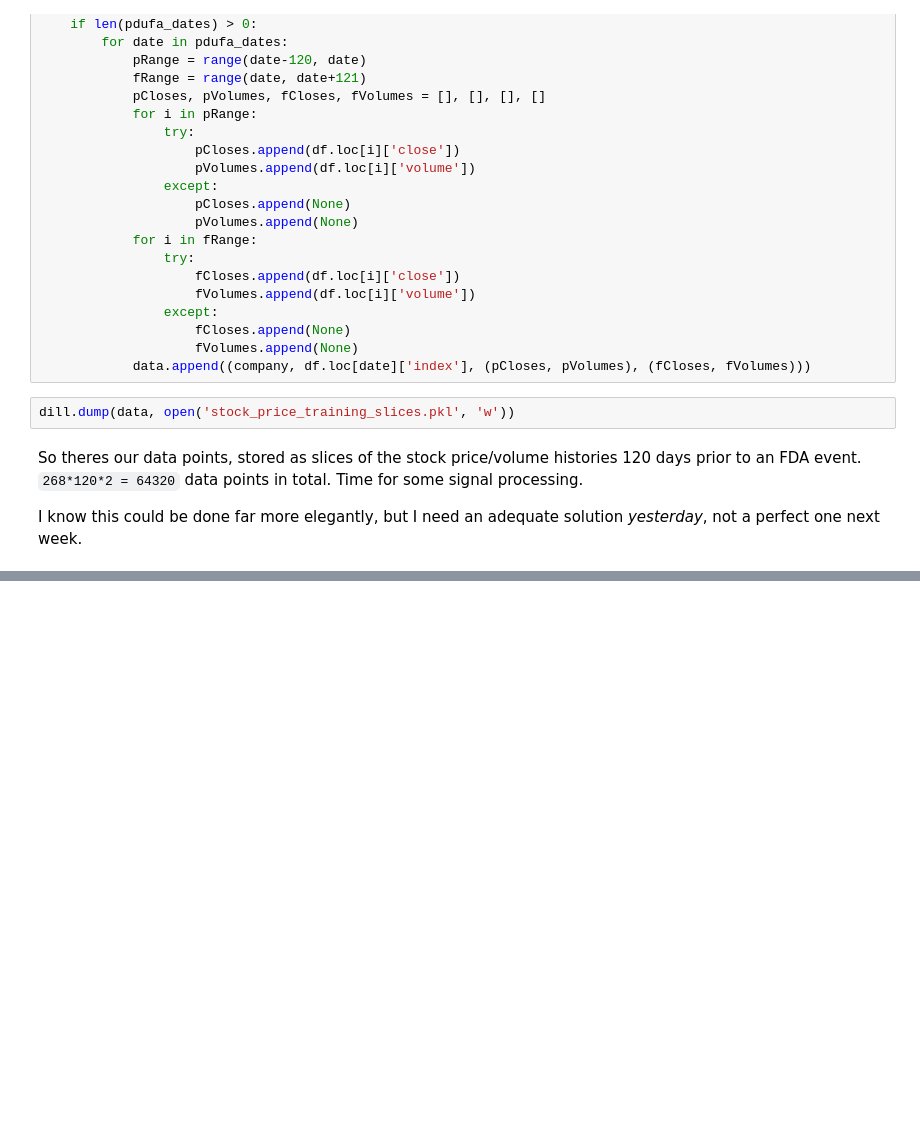
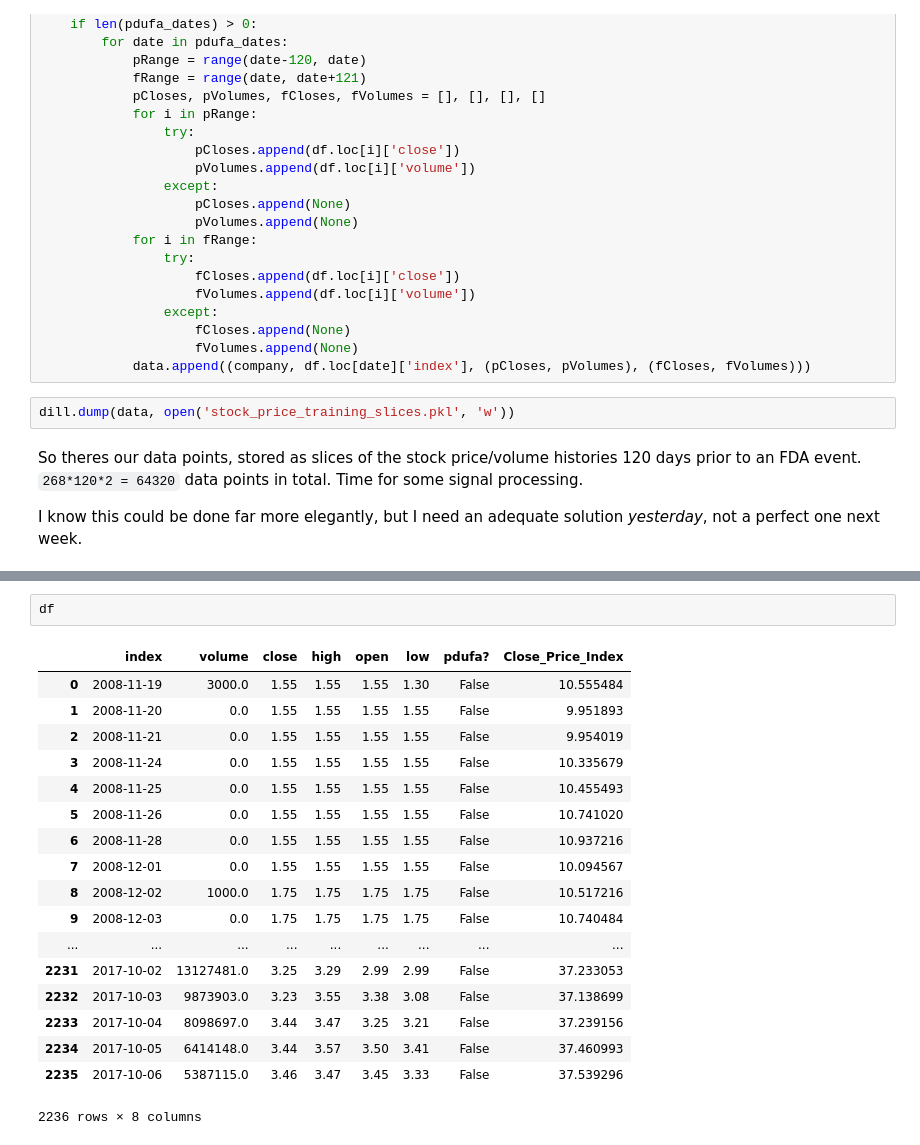
Before and after one commit to BenDavidAaron/FDA-Decision-Stock-Predictor, a Jupyter notebook: slicingTrainingDataFromWholeSet.ipynb, the cells around one changed output, grey strips where cells are left out. Saved outputs shown, nothing was run; the diff lists cells and outputs as text; blank space fills up the shorter version.

Commit message:
built avg price index, normalized training prices

```diff
--- a/slicingTrainingDataFromWholeSet.ipynb
+++ b/slicingTrainingDataFromWholeSet.ipynb
@@ -92,0 +144,21 @@ I know this could be done far more elegantly, but I need an adequate solution _y
+# %%
+df
+# %% [output]
+|  | index | volume | close | high | open | low | pdufa? | Close_Price_Index |
+| 0 | 2008-11-19 | 3000.0 | 1.55 | 1.55 | 1.55 | 1.30 | False | 10.555484 |
+| 1 | 2008-11-20 | 0.0 | 1.55 | 1.55 | 1.55 | 1.55 | False | 9.951893 |
+| 2 | 2008-11-21 | 0.0 | 1.55 | 1.55 | 1.55 | 1.55 | False | 9.954019 |
+| 3 | 2008-11-24 | 0.0 | 1.55 | 1.55 | 1.55 | 1.55 | False | 10.335679 |
+| 4 | 2008-11-25 | 0.0 | 1.55 | 1.55 | 1.55 | 1.55 | False | 10.455493 |
+| 5 | 2008-11-26 | 0.0 | 1.55 | 1.55 | 1.55 | 1.55 | False | 10.741020 |
+| 6 | 2008-11-28 | 0.0 | 1.55 | 1.55 | 1.55 | 1.55 | False | 10.937216 |
+| 7 | 2008-12-01 | 0.0 | 1.55 | 1.55 | 1.55 | 1.55 | False | 10.094567 |
+| 8 | 2008-12-02 | 1000.0 | 1.75 | 1.75 | 1.75 | 1.75 | False | 10.517216 |
+| 9 | 2008-12-03 | 0.0 | 1.75 | 1.75 | 1.75 | 1.75 | False | 10.740484 |
+| ... | ... | ... | ... | ... | ... | ... | ... | ... |
+| 2231 | 2017-10-02 | 13127481.0 | 3.25 | 3.29 | 2.99 | 2.99 | False | 37.233053 |
+| 2232 | 2017-10-03 | 9873903.0 | 3.23 | 3.55 | 3.38 | 3.08 | False | 37.138699 |
+| 2233 | 2017-10-04 | 8098697.0 | 3.44 | 3.47 | 3.25 | 3.21 | False | 37.239156 |
+| 2234 | 2017-10-05 | 6414148.0 | 3.44 | 3.57 | 3.50 | 3.41 | False | 37.460993 |
+| 2235 | 2017-10-06 | 5387115.0 | 3.46 | 3.47 | 3.45 | 3.33 | False | 37.539296 |
+2236 rows × 8 columns
```
Also changed, not shown: parts of 8 cells of this notebook, 2 other files.
